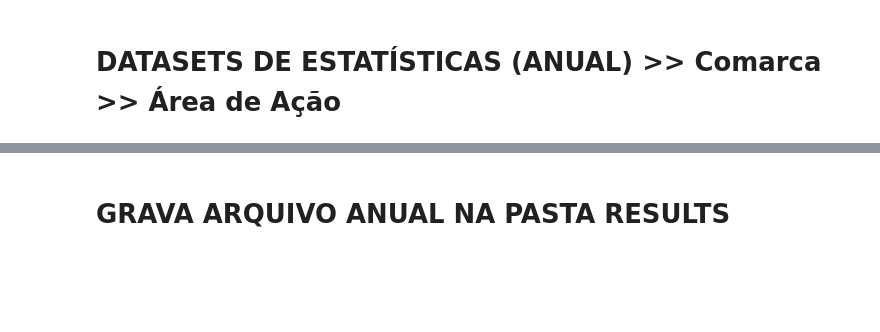
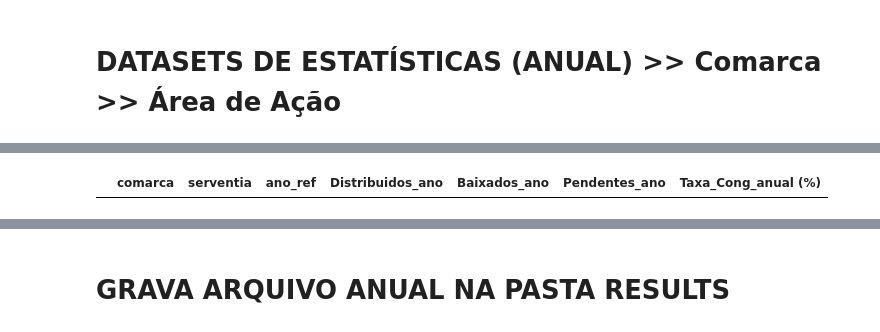
Before and after one commit to dvjuliocesar/TJGO_Projeto6_TxCong, a Jupyter notebook: tx_updated_atual.ipynb, the cells around one changed output, grey strips where cells are left out. Cells and saved outputs as stored; diff of their text form; code cells hidden in the pictures; blank space fills up the shorter version.

```diff
--- a/tx_updated_atual.ipynb
+++ b/tx_updated_atual.ipynb
@@ -820,6 +957,16 @@ df_global_anual[
 # %% [output]
 |  | comarca | nome_area_acao | ano_ref | Distribuidos_ano | Baixados_ano | Pendentes_ano | Taxa_Cong_anual (%) |
 | 7857 | INHUMAS | civel | 2025 | 1289 | 1578 | 991 | 38.58 |
+# %%
+# Validação mais refinada sgrupado por SERVENTIA
+ano_alvo = 2022
+df_global_anual[
+    (df_global_anual['comarca'] == 'GOIÁS') &
+    (df_global_anual['serventia'] == '1ª Vara (Cível, Criminal - crime em geral e exec penais - e da Inf e da Juv)') &
+    (df_global_anual['ano_ref'].dt.year == ano_alvo)
+].head()
+# %% [output]
+|  | comarca | serventia | ano_ref | Distribuidos_ano | Baixados_ano | Pendentes_ano | Taxa_Cong_anual (%) |
 # %%
 # Filtrando o ANO para exração ANUAL
 ano_alvo = 2025
```
Also changed, not shown: parts of 11 cells of this notebook, 2 other files.
